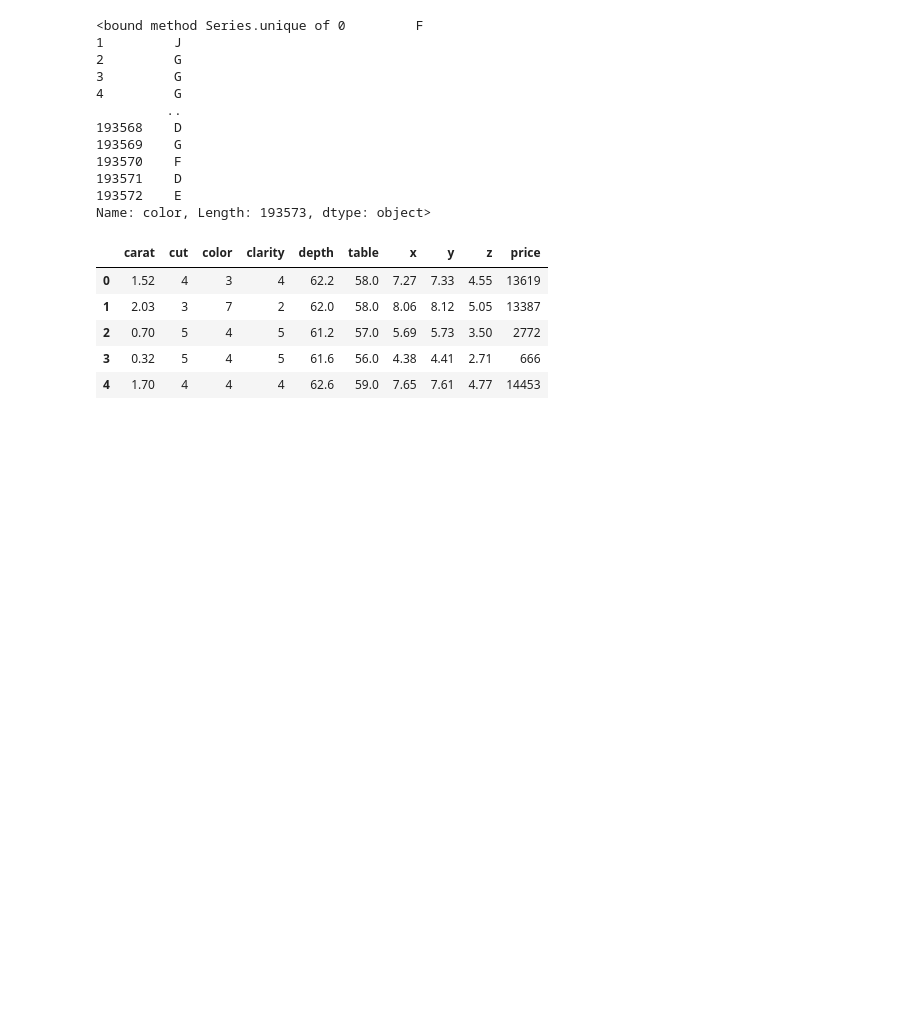
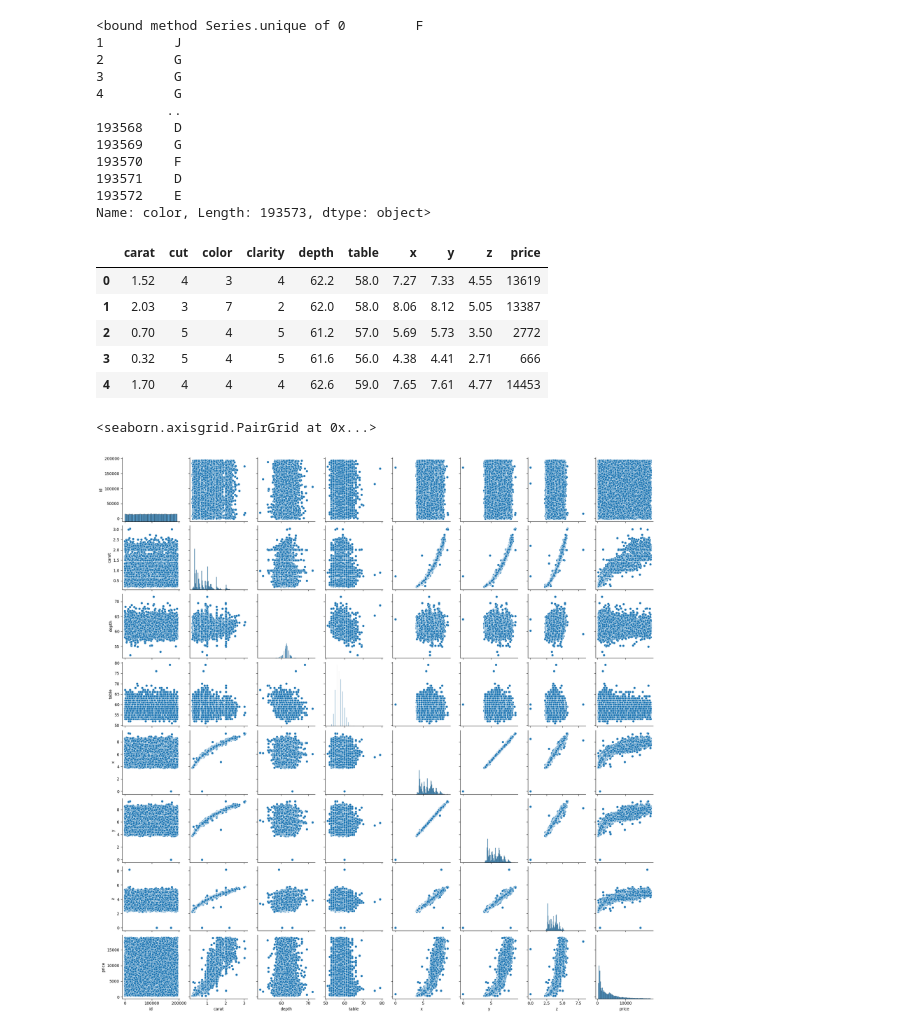
Before and after one commit to veena9026/Diamond_prediction-project, a Jupyter notebook: notebooks/EDA.ipynb, the cells around one changed output. Drawn from its saved outputs; the diff is of its cells as text; code cells hidden in the pictures; blank space fills up the shorter version.

```diff
--- a/notebooks/EDA.ipynb
+++ b/notebooks/EDA.ipynb
@@ -236,3 +261,10 @@ df.head()
 | 2 | 0.70 | 5 | 4 | 5 | 61.2 | 57.0 | 5.69 | 5.73 | 3.50 | 2772 |
 | 3 | 0.32 | 5 | 4 | 5 | 61.6 | 56.0 | 4.38 | 4.41 | 2.71 | 666 |
 | 4 | 1.70 | 4 | 4 | 4 | 62.6 | 59.0 | 7.65 | 7.61 | 4.77 | 14453 |
+# %%
+df=df.sample(frac=0.30)
+# %%
+sns.pairplot(df)
+# %% [output]
+<seaborn.axisgrid.PairGrid at 0x...>
+[figure, added]
```
Also changed, not shown: parts of 7 cells of this notebook, 1 other file.
